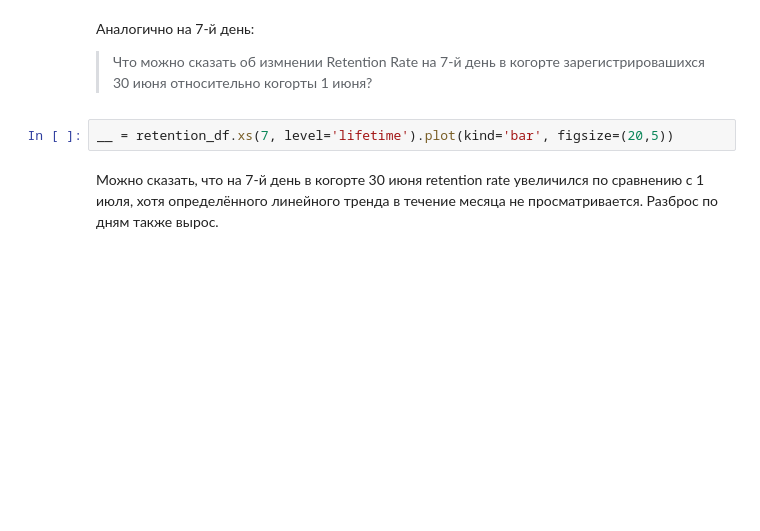
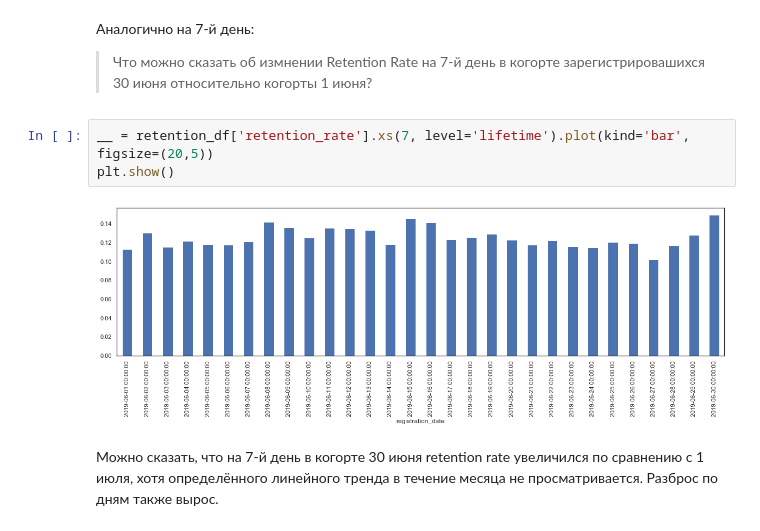
Before and after one commit to gdg-work/SkillFactory__SDA5__Case_A9, a Jupyter notebook: case_A9.ipynb, the cells around one changed output. Cells and saved outputs as stored; diff of their text form; blank space fills up the shorter version.

```diff
--- a/case_A9.ipynb
+++ b/case_A9.ipynb
@@ -249,7 +276,10 @@ __ = day0_df.plot(kind='bar', figsize=(20,5))
 
 > Что можно сказать об измнении Retention Rate на 7-й день в когорте зарегистрировашихся 30 июня относительно когорты 1 июня?
 # %%
-__ = retention_df.xs(7, level='lifetime').plot(kind='bar', figsize=(20,5))
+__ = retention_df['retention_rate'].xs(7, level='lifetime').plot(kind='bar', figsize=(20,5))
+plt.show()
+# %% [output]
+[figure, added]
 # %% [markdown]
 Можно сказать, что на 7-й день в когорте 30 июня retention rate увеличился по сравнению с 1 июля, хотя определённого линейного тренда в течение месяца не просматривается.  Разброс по дням также вырос.
 # %% [markdown]
```
Also changed, not shown: parts of 51 cells of this notebook.
